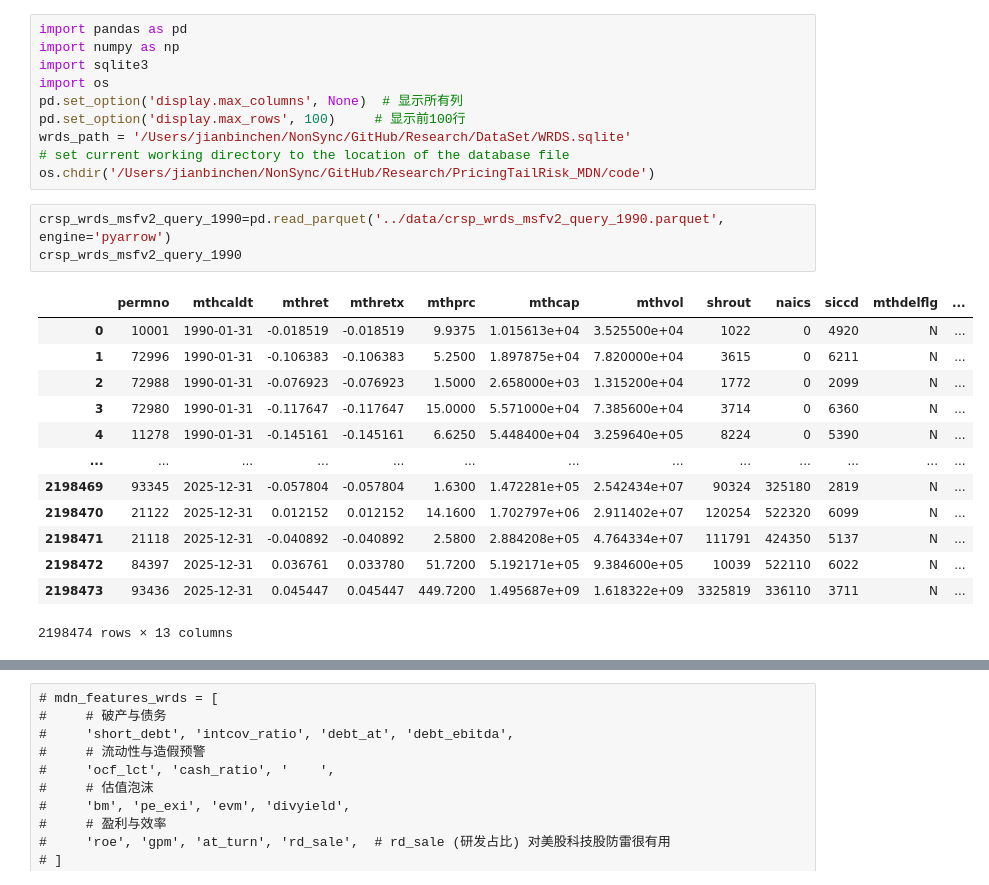
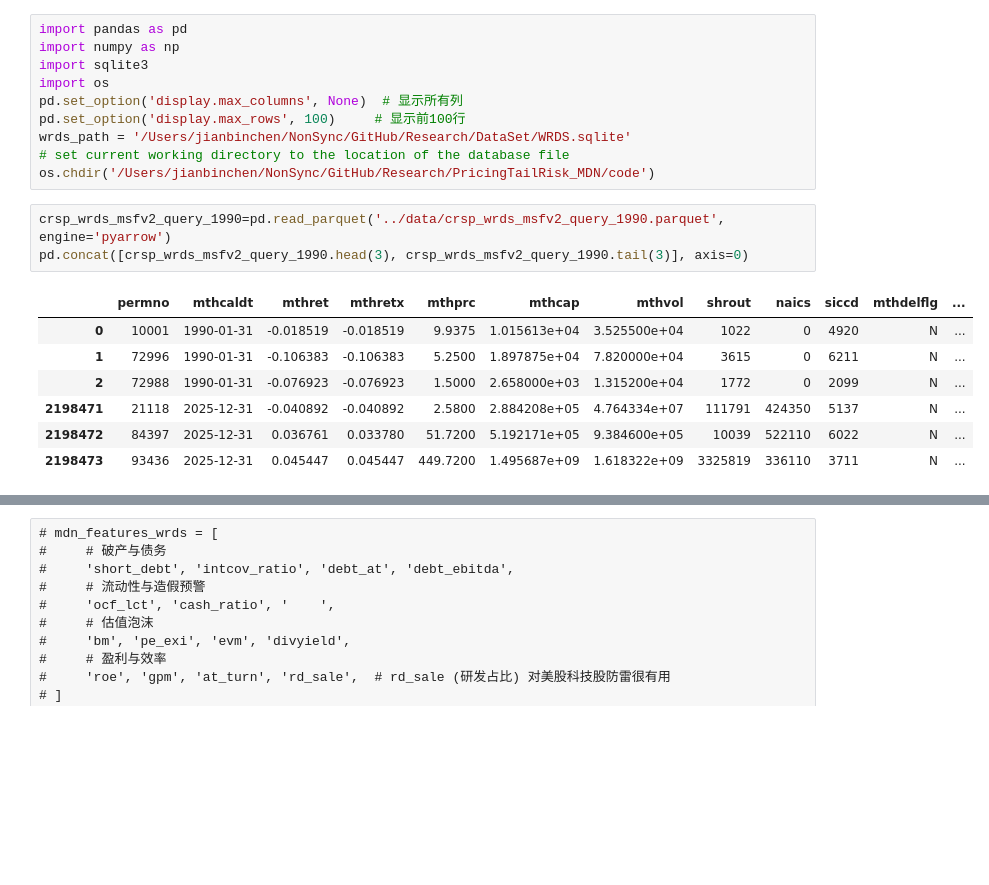
Before and after one commit to damonuc/PricingTailRisk_MDN, a Jupyter notebook: 1DataDownload_Clean.ipynb, the cells around one changed output, grey strips where cells are left out. Drawn from its saved outputs; the diff is of its cells as text; blank space fills up the shorter version.

```diff
--- a/1DataDownload_Clean.ipynb
+++ b/1DataDownload_Clean.ipynb
@@ -203,19 +209,13 @@ wrds_path = '/Users/jianbinchen/NonSync/GitHub/Research/DataSet/WRDS.sqlite'
 os.chdir('/Users/jianbinchen/NonSync/GitHub/Research/PricingTailRisk_MDN/code')
 # %%
 crsp_wrds_msfv2_query_1990=pd.read_parquet('../data/crsp_wrds_msfv2_query_1990.parquet', engine='pyarrow')
-crsp_wrds_msfv2_query_1990
+pd.concat([crsp_wrds_msfv2_query_1990.head(3), crsp_wrds_msfv2_query_1990.tail(3)], axis=0)
 # %% [output]
 |  | permno | mthcaldt | mthret | mthretx | mthprc | mthcap | mthvol | shrout | naics | siccd | mthdelflg | ... |
 | 0 | 10001 | 1990-01-31 | -0.018519 | -0.018519 | 9.9375 | 1.015613e+04 | 3.525500e+04 | 1022 | 0 | 4920 | N | ... |
 | 1 | 72996 | 1990-01-31 | -0.106383 | -0.106383 | 5.2500 | 1.897875e+04 | 7.820000e+04 | 3615 | 0 | 6211 | N | ... |
 | 2 | 72988 | 1990-01-31 | -0.076923 | -0.076923 | 1.5000 | 2.658000e+03 | 1.315200e+04 | 1772 | 0 | 2099 | N | ... |
-| 3 | 72980 | 1990-01-31 | -0.117647 | -0.117647 | 15.0000 | 5.571000e+04 | 7.385600e+04 | 3714 | 0 | 6360 | N | ... |
-| 4 | 11278 | 1990-01-31 | -0.145161 | -0.145161 | 6.6250 | 5.448400e+04 | 3.259640e+05 | 8224 | 0 | 5390 | N | ... |
-| ... | ... | ... | ... | ... | ... | ... | ... | ... | ... | ... | ... | ... |
-| 2198469 | 93345 | 2025-12-31 | -0.057804 | -0.057804 | 1.6300 | 1.472281e+05 | 2.542434e+07 | 90324 | 325180 | 2819 | N | ... |
-| 2198470 | 21122 | 2025-12-31 | 0.012152 | 0.012152 | 14.1600 | 1.702797e+06 | 2.911402e+07 | 120254 | 522320 | 6099 | N | ... |
 | 2198471 | 21118 | 2025-12-31 | -0.040892 | -0.040892 | 2.5800 | 2.884208e+05 | 4.764334e+07 | 111791 | 424350 | 5137 | N | ... |
 | 2198472 | 84397 | 2025-12-31 | 0.036761 | 0.033780 | 51.7200 | 5.192171e+05 | 9.384600e+05 | 10039 | 522110 | 6022 | N | ... |
 | 2198473 | 93436 | 2025-12-31 | 0.045447 | 0.045447 | 449.7200 | 1.495687e+09 | 1.618322e+09 | 3325819 | 336110 | 3711 | N | ... |
-2198474 rows × 13 columns
 # %%
```
Also changed, not shown: parts of 9 cells of this notebook, 2 other files.
